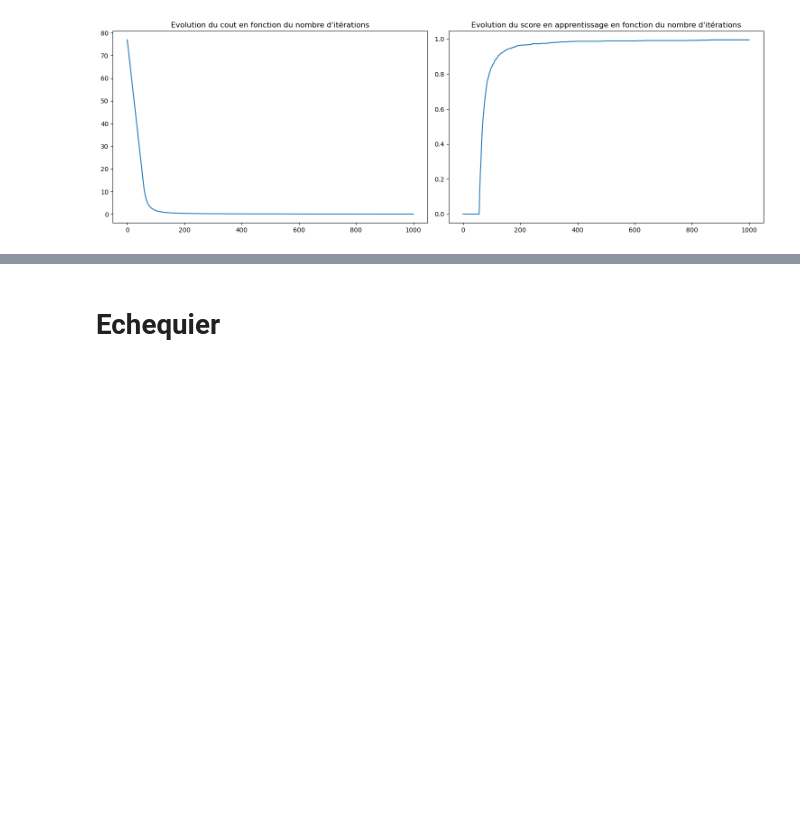
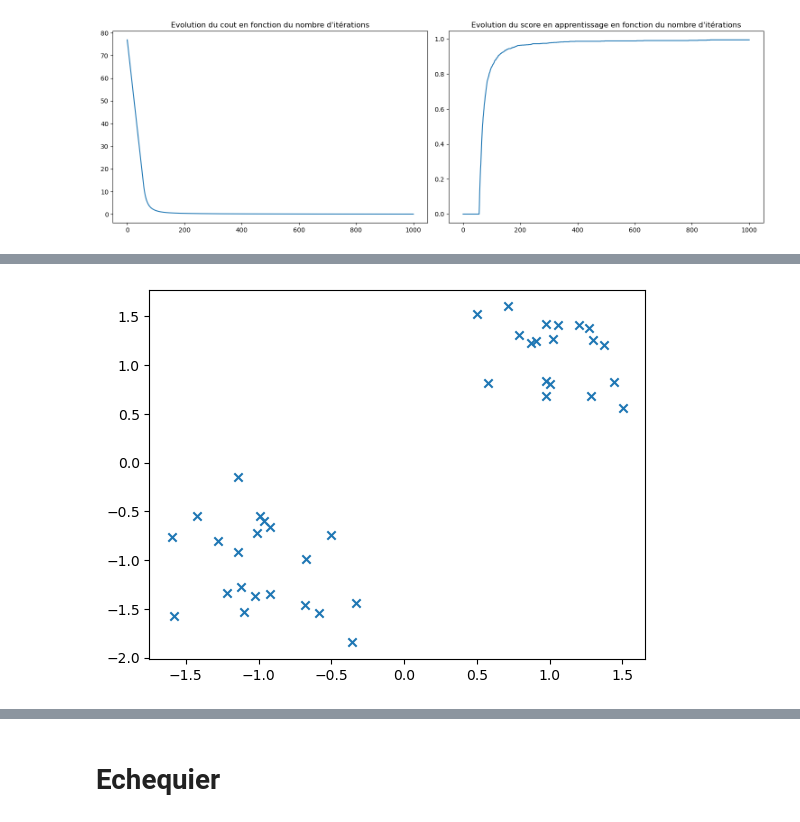
Before and after one commit to dataymeric/DAC, a Jupyter notebook: ML/TME4/src/tme4.ipynb, the cells around one changed output, grey strips where cells are left out. Saved outputs shown, nothing was run; the diff lists cells and outputs as text; code cells hidden in the pictures; blank space fills up the shorter version.

```diff
--- a/ML/TME4/src/tme4.ipynb
+++ b/ML/TME4/src/tme4.ipynb
@@ -175,0 +187,8 @@ Score en test : 0.988
+# %%
+b = 40  # nombre de points de la base
+pos = X_train[y_train[:, 0] == 1]
+idx = np.random.choice(len(pos), size=b, replace=False)
+B = pos[idx]
+plot_data(B)
+# %% [output]
+[figure, added]
```
Also changed, not shown: parts of 22 cells of this notebook, 1 other file.
